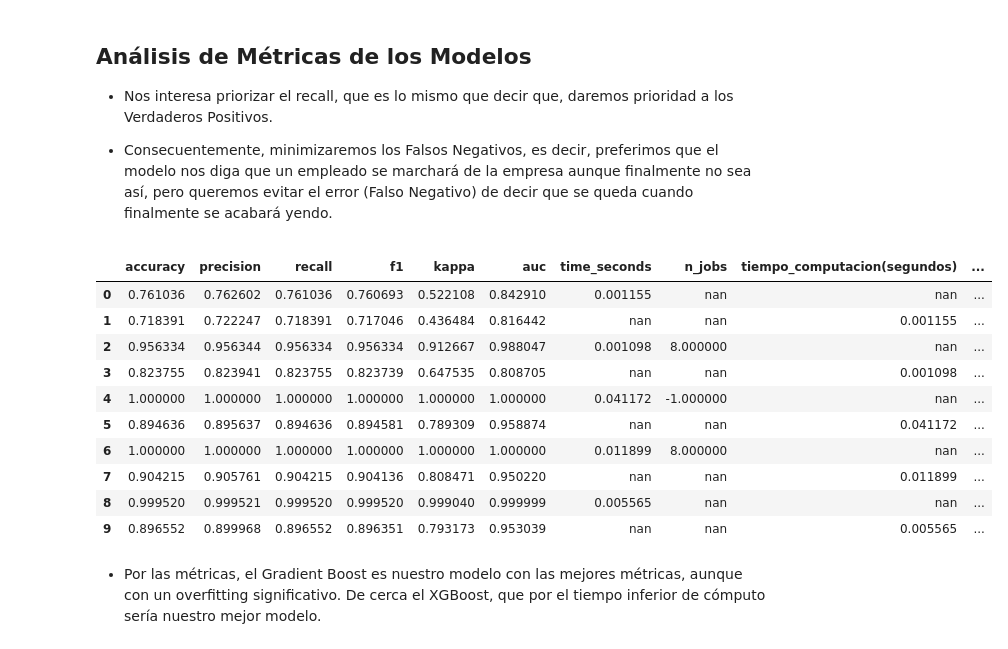
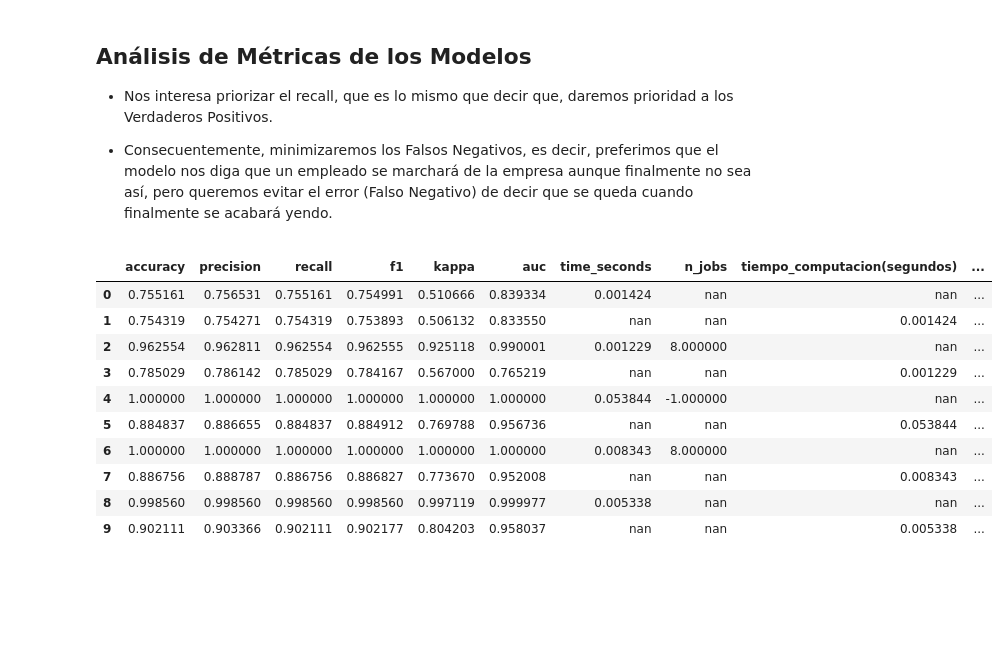
Before and after one commit to davfranco1/Proyecto8-PrediccionRetencionEmpleados, a Jupyter notebook: notebooks/modelo5/5-5_Modelos.ipynb, the cells around one changed output. Saved outputs shown, nothing was run; the diff lists cells and outputs as text; code cells hidden in the pictures; blank space fills up the shorter version.

Commit message:
Modelos finalizados, explicaciones realizadas. Pendiente análisis empresa y Flask.

```diff
--- a/notebooks/modelo5/5-5_Modelos.ipynb
+++ b/notebooks/modelo5/5-5_Modelos.ipynb
@@ -100,5 +94,5 @@ df_lg
 # %%
-df_tree = analisis_mod_clas.ajustar_modelo("tree")
+analisis_mod_clas.ajustar_modelo("tree")
 df_tree = analisis_mod_clas.calcular_metricas("tree")
 df_tree["modelo"] = "tree"
 df_tree
@@ -111,5 +105,5 @@ El mejor modelo es DecisionTreeClassifier(max_depth=10, random_state=42)
 # %%
-df_rf = analisis_mod_clas.ajustar_modelo("random_forest")
+analisis_mod_clas.ajustar_modelo("random_forest")
 df_rf = analisis_mod_clas.calcular_metricas("random_forest")
 df_rf["modelo"] = "random_forest"
 df_rf
@@ -118,5 +117,5 @@ Fitting 5 folds for each of 162 candidates, totalling 810 fits
 # %%
-df_gb = analisis_mod_clas.ajustar_modelo("gradient_boosting")
+analisis_mod_clas.ajustar_modelo("gradient_boosting")
 df_gb = analisis_mod_clas.calcular_metricas("gradient_boosting")
 df_gb["modelo"] = "gradient_boost"
 df_gb
@@ -131,5 +129,5 @@ El mejor modelo es GradientBoostingClassifier(learning_rate=0.2, max_depth=5, mi
 # %%
-df_xgb = analisis_mod_clas.ajustar_modelo("xgboost")
+analisis_mod_clas.ajustar_modelo("xgboost", param_grid=parametros_default["xgboost"])
 df_xgb = analisis_mod_clas.calcular_metricas("xgboost")
 df_xgb["modelo"] = "x_gradient_boost"
 df_xgb
@@ -158,18 +156,16 @@ El mejor modelo es XGBClassifier(base_score=None, booster=None, callbacks=None,
 # %%
 df_completo = pd.concat([df_lg, df_tree, df_rf, df_gb, df_xgb])
 df_completo.reset_index(drop=True, inplace=True)
-df_completo.style.apply(sal.color_filas_por_modelo, axis = 1)
+df_completo.style.apply(sm.color_filas_por_modelo, axis = 1)
 # %% [output]
 |  | accuracy | precision | recall | f1 | kappa | auc | time_seconds | n_jobs | tiempo_computacion(segundos) | ... |
-| 0 | 0.761036 | 0.762602 | 0.761036 | 0.760693 | 0.522108 | 0.842910 | 0.001155 | nan | nan | ... |
-| 1 | 0.718391 | 0.722247 | 0.718391 | 0.717046 | 0.436484 | 0.816442 | nan | nan | 0.001155 | ... |
-| 2 | 0.956334 | 0.956344 | 0.956334 | 0.956334 | 0.912667 | 0.988047 | 0.001098 | 8.000000 | nan | ... |
-| 3 | 0.823755 | 0.823941 | 0.823755 | 0.823739 | 0.647535 | 0.808705 | nan | nan | 0.001098 | ... |
-| 4 | 1.000000 | 1.000000 | 1.000000 | 1.000000 | 1.000000 | 1.000000 | 0.041172 | -1.000000 | nan | ... |
-| 5 | 0.894636 | 0.895637 | 0.894636 | 0.894581 | 0.789309 | 0.958874 | nan | nan | 0.041172 | ... |
-| 6 | 1.000000 | 1.000000 | 1.000000 | 1.000000 | 1.000000 | 1.000000 | 0.011899 | 8.000000 | nan | ... |
-| 7 | 0.904215 | 0.905761 | 0.904215 | 0.904136 | 0.808471 | 0.950220 | nan | nan | 0.011899 | ... |
-| 8 | 0.999520 | 0.999521 | 0.999520 | 0.999520 | 0.999040 | 0.999999 | 0.005565 | nan | nan | ... |
-| 9 | 0.896552 | 0.899968 | 0.896552 | 0.896351 | 0.793173 | 0.953039 | nan | nan | 0.005565 | ... |
+| 0 | 0.755161 | 0.756531 | 0.755161 | 0.754991 | 0.510666 | 0.839334 | 0.001424 | nan | nan | ... |
+| 1 | 0.754319 | 0.754271 | 0.754319 | 0.753893 | 0.506132 | 0.833550 | nan | nan | 0.001424 | ... |
+| 2 | 0.962554 | 0.962811 | 0.962554 | 0.962555 | 0.925118 | 0.990001 | 0.001229 | 8.000000 | nan | ... |
+| 3 | 0.785029 | 0.786142 | 0.785029 | 0.784167 | 0.567000 | 0.765219 | nan | nan | 0.001229 | ... |
+| 4 | 1.000000 | 1.000000 | 1.000000 | 1.000000 | 1.000000 | 1.000000 | 0.053844 | -1.000000 | nan | ... |
+| 5 | 0.884837 | 0.886655 | 0.884837 | 0.884912 | 0.769788 | 0.956736 | nan | nan | 0.053844 | ... |
+| 6 | 1.000000 | 1.000000 | 1.000000 | 1.000000 | 1.000000 | 1.000000 | 0.008343 | 8.000000 | nan | ... |
+| 7 | 0.886756 | 0.888787 | 0.886756 | 0.886827 | 0.773670 | 0.952008 | nan | nan | 0.008343 | ... |
+| 8 | 0.998560 | 0.998560 | 0.998560 | 0.998560 | 0.997119 | 0.999977 | 0.005338 | nan | nan | ... |
+| 9 | 0.902111 | 0.903366 | 0.902111 | 0.902177 | 0.804203 | 0.958037 | nan | nan | 0.005338 | ... |
-# %% [markdown]
-- Por las métricas, el Gradient Boost es nuestro modelo con las mejores métricas, aunque con un overfitting significativo. De cerca el XGBoost, que por el tiempo inferior de cómputo sería nuestro mejor modelo.
```
Also changed, not shown: parts of 29 cells of this notebook, 28 other files.
